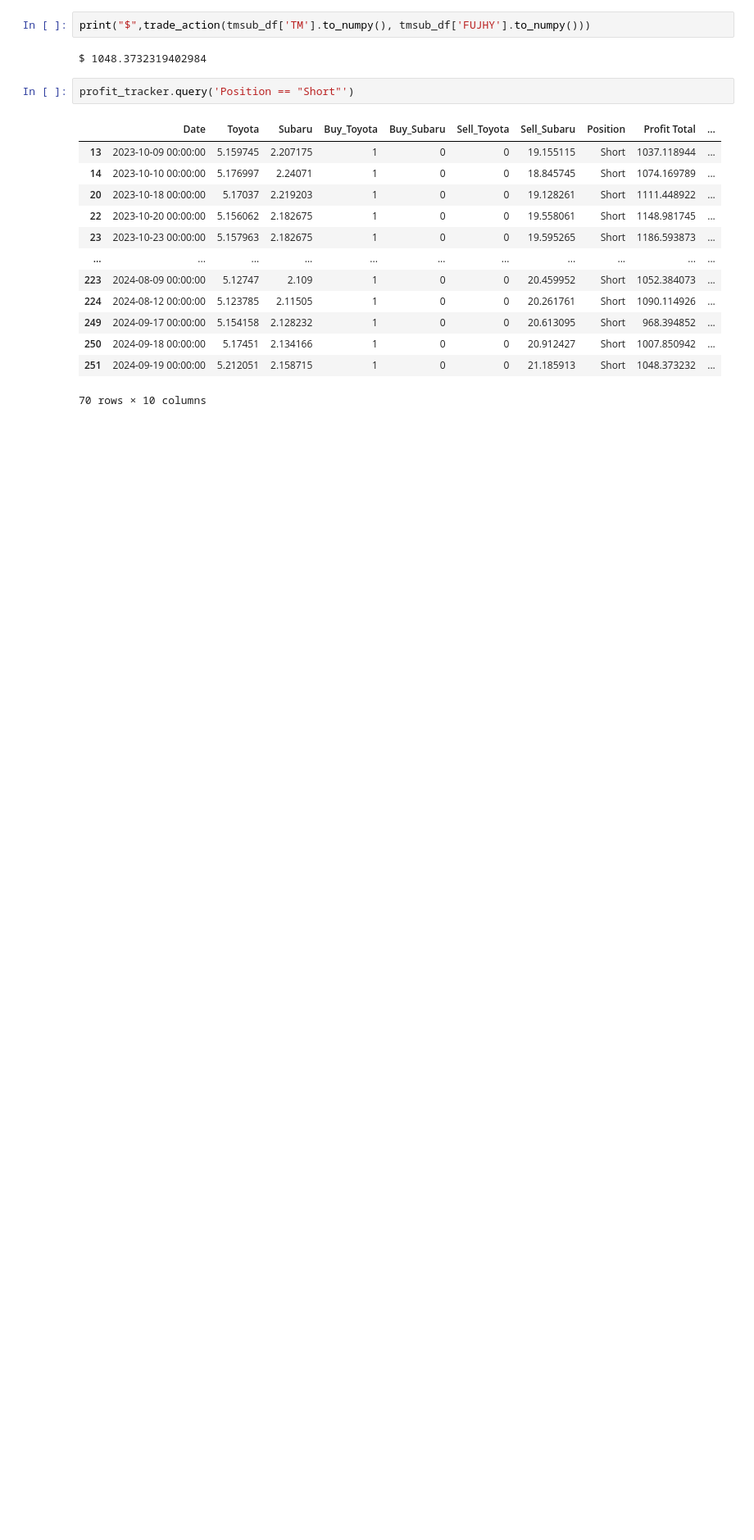
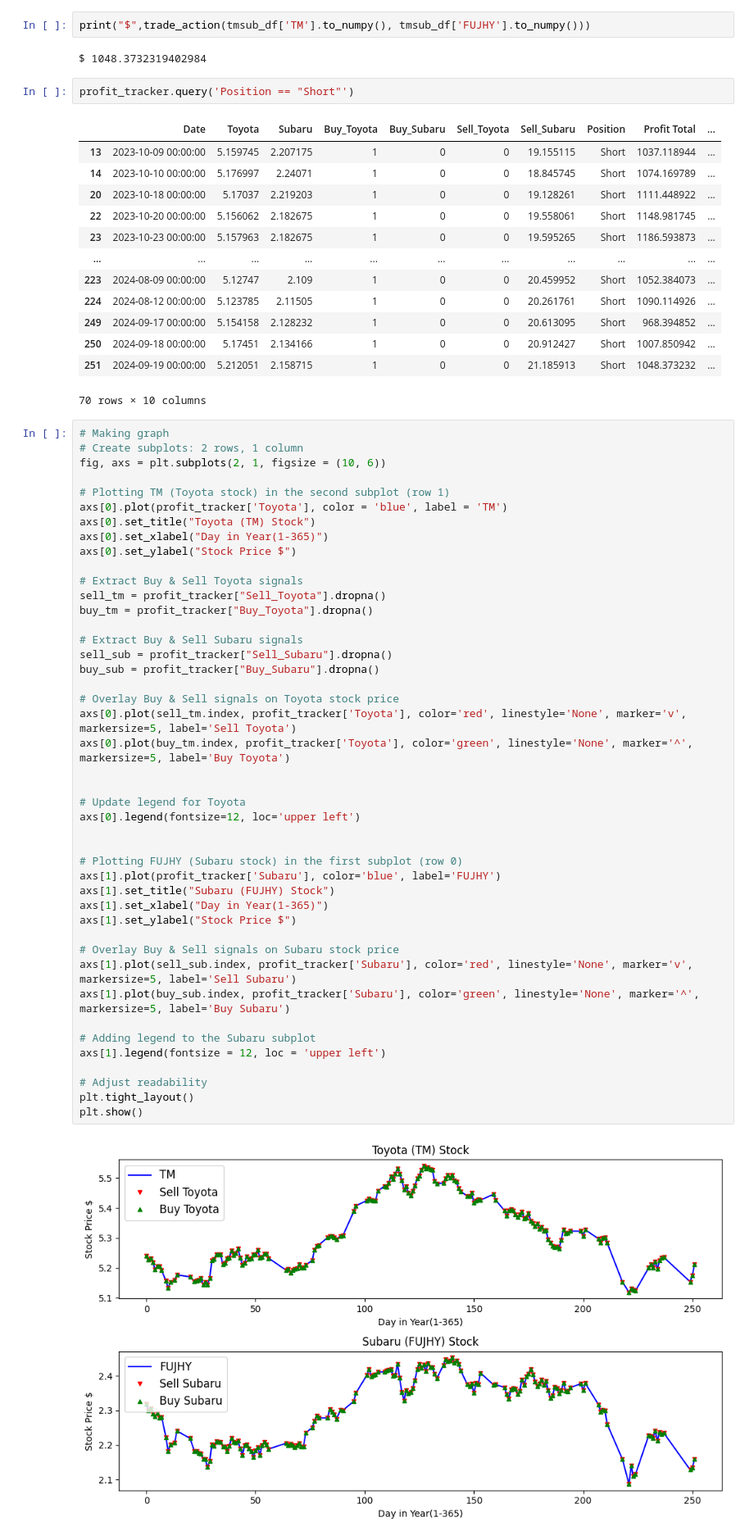
Before and after one commit to victoria-uriostegui/Pairs-Trading-Repo-ED-VU-Fall-24-, a Jupyter notebook: pairs_trading.ipynb, the cells around one changed output. Shown: that part at 82% size. Cells and saved outputs as stored; diff of their text form; blank space fills up the shorter version.

```diff
--- a/pairs_trading.ipynb
+++ b/pairs_trading.ipynb
@@ -520,3 +482,49 @@ profit_tracker.query('Position == "Short"')
 | 250 | 2024-09-18 00:00:00 | 5.17451 | 2.134166 | 1 | 0 | 0 | 20.912427 | Short | 1007.850942 | ... |
 | 251 | 2024-09-19 00:00:00 | 5.212051 | 2.158715 | 1 | 0 | 0 | 21.185913 | Short | 1048.373232 | ... |
 70 rows × 10 columns
+# %%
+# Making graph
+# Create subplots: 2 rows, 1 column
+fig, axs = plt.subplots(2, 1, figsize = (10, 6))
+
+# Plotting TM (Toyota stock) in the second subplot (row 1)
+axs[0].plot(profit_tracker['Toyota'], color = 'blue', label = 'TM')
+axs[0].set_title("Toyota (TM) Stock")
+axs[0].set_xlabel("Day in Year(1-365)")
+axs[0].set_ylabel("Stock Price $")
+
+# Extract Buy & Sell Toyota signals
+sell_tm = profit_tracker["Sell_Toyota"].dropna()
+buy_tm = profit_tracker["Buy_Toyota"].dropna()
+
+# Extract Buy & Sell Subaru signals
+sell_sub = profit_tracker["Sell_Subaru"].dropna()
+buy_sub = profit_tracker["Buy_Subaru"].dropna()
+
+# Overlay Buy & Sell signals on Toyota stock price
+axs[0].plot(sell_tm.index, profit_tracker['Toyota'], color='red', linestyle='None', marker='v', markersize=5, label='Sell Toyota')
+axs[0].plot(buy_tm.index, profit_tracker['Toyota'], color='green', linestyle='None', marker='^', markersize=5, label='Buy Toyota')
+
+
+# Update legend for Toyota
+axs[0].legend(fontsize=12, loc='upper left')
+
+
+# Plotting FUJHY (Subaru stock) in the first subplot (row 0)
+axs[1].plot(profit_tracker['Subaru'], color='blue', label='FUJHY')
+axs[1].set_title("Subaru (FUJHY) Stock")
+axs[1].set_xlabel("Day in Year(1-365)")
+axs[1].set_ylabel("Stock Price $")
+
+# Overlay Buy & Sell signals on Subaru stock price
+axs[1].plot(sell_sub.index, profit_tracker['Subaru'], color='red', linestyle='None', marker='v', markersize=5, label='Sell Subaru')
+axs[1].plot(buy_sub.index, profit_tracker['Subaru'], color='green', linestyle='None', marker='^', markersize=5, label='Buy Subaru')
+
+# Adding legend to the Subaru subplot
+axs[1].legend(fontsize = 12, loc = 'upper left')
+
+# Adjust readability
+plt.tight_layout()
+plt.show()
+# %% [output]
+[figure, added]
```
Also changed, not shown: parts of 4 cells of this notebook.
